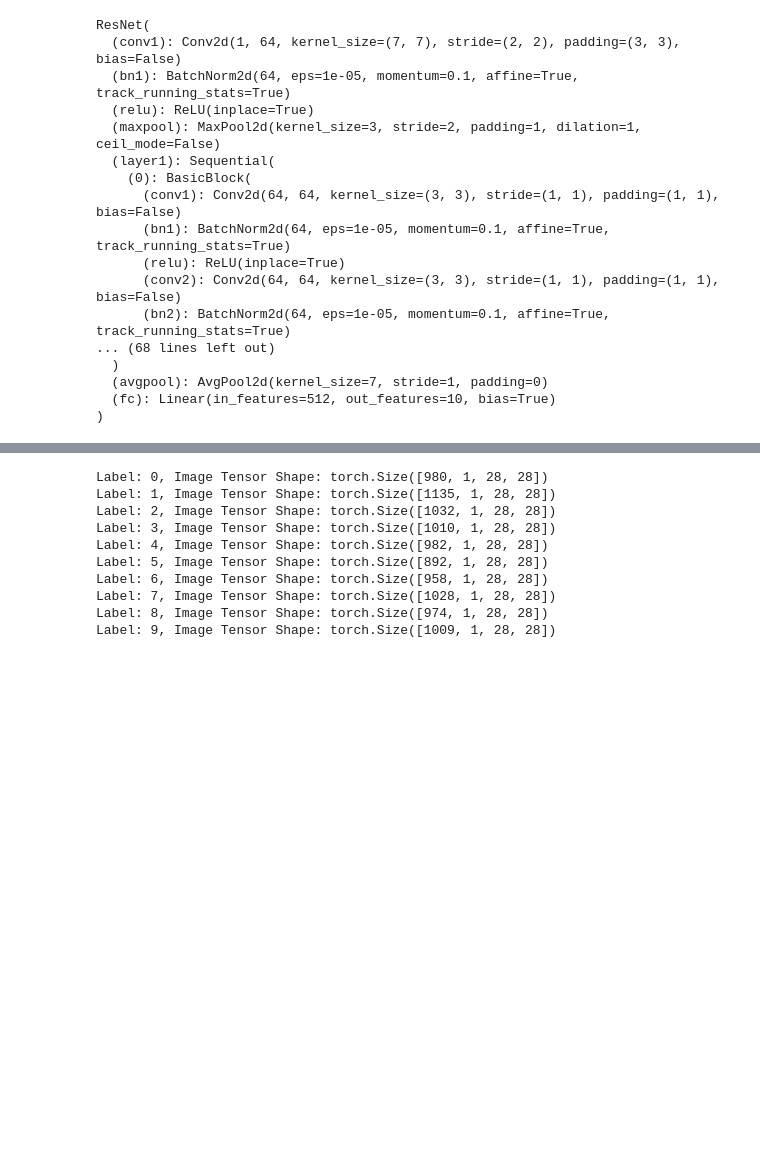
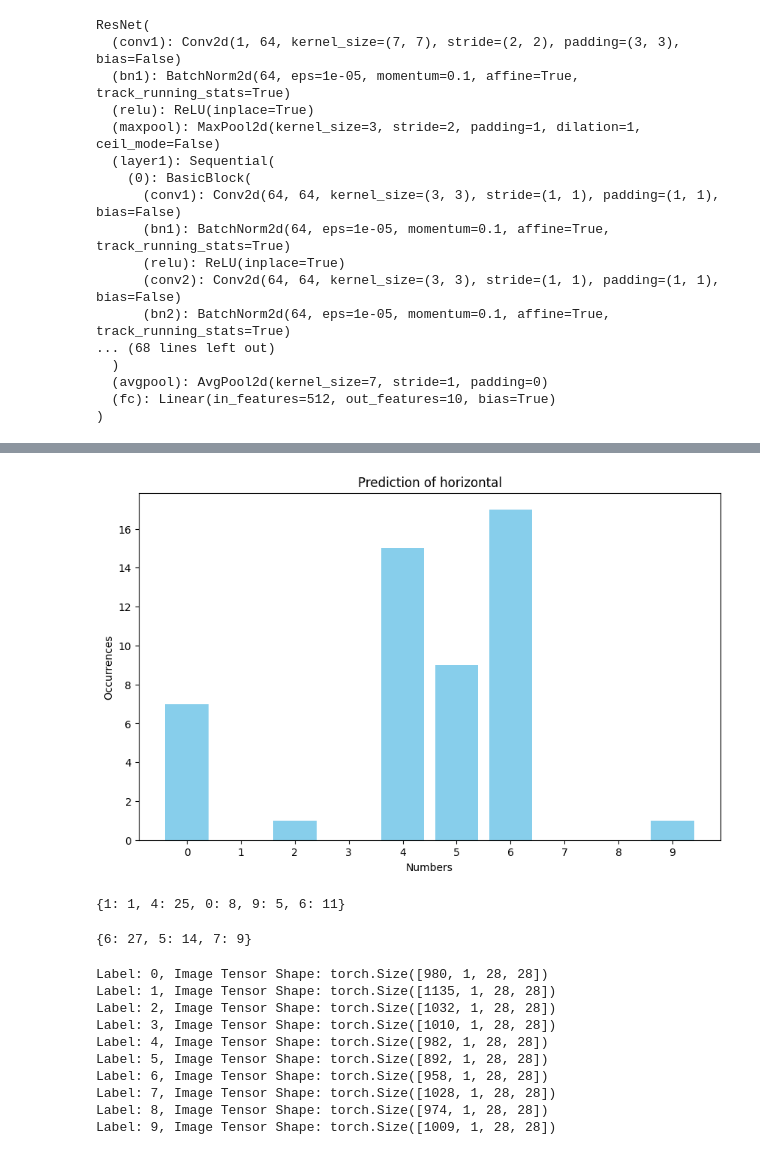
Before and after one commit to LbzSteven/EEC289_TCAV, a Jupyter notebook: TCAV_minst.ipynb, the cells around one changed output, grey strips where cells are left out. Saved outputs shown, nothing was run; the diff lists cells and outputs as text; code cells hidden in the pictures; blank space fills up the shorter version.

```diff
--- a/TCAV_minst.ipynb
+++ b/TCAV_minst.ipynb
@@ -413,0 +496,4 @@ ResNet(
+# %%
+visualize_barplot_given_dict(predict_dict_tlbr)
+# %% [output]
+[figure, added]
@@ -414,3 +502,11 @@ ResNet(
+# %%
+predict_dict_vertical
+# %% [output]
+{1: 1, 4: 25, 0: 8, 9: 5, 6: 11}
+# %%
+predict_dict_horizontal
+# %% [output]
+{6: 27, 5: 14, 7: 9}
 # %%
 class_images = {i: [] for i in range(10)}
 for image, label in test_dataset:
```
Also changed, not shown: parts of 16 cells of this notebook, 6 other files.
